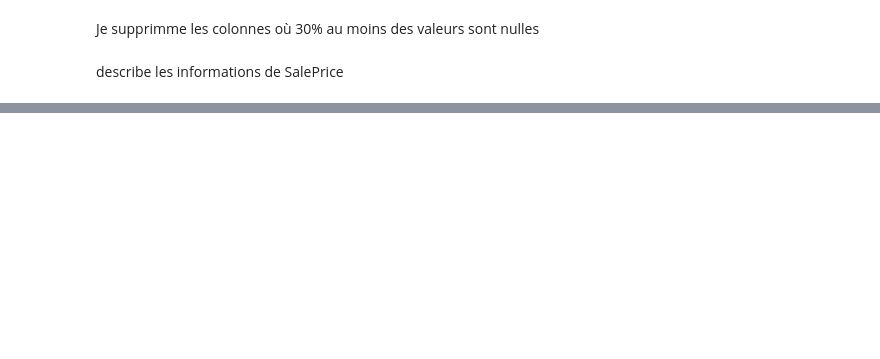
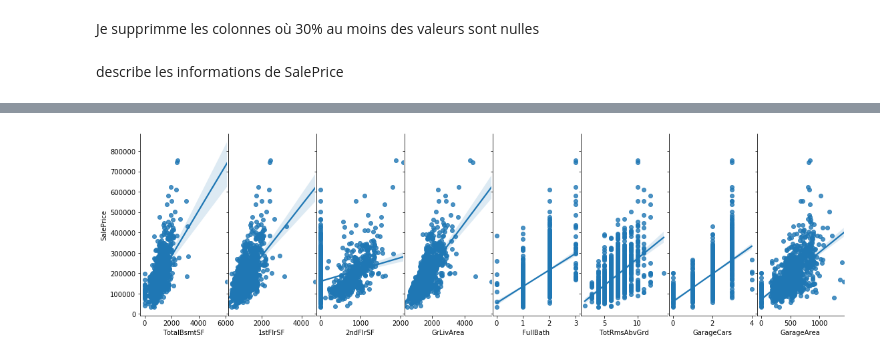
Before and after one commit to camillesauer/eda_maison, a Jupyter notebook: eda_maison.ipynb, the cells around one changed output, grey strips where cells are left out. Cells and saved outputs as stored; diff of their text form; code cells hidden in the pictures; blank space fills up the shorter version.

```diff
--- a/eda_maison.ipynb
+++ b/eda_maison.ipynb
@@ -27,0 +160,27 @@ sns.displot(data = df_house, x="SalePrice")
+# %%
+new_selection = ['TotalBsmtSF',
+ '1stFlrSF',
+ '2ndFlrSF',
+ 'GrLivArea',
+ 'FullBath',
+ 'TotRmsAbvGrd',
+ 'GarageCars',
+ 'GarageArea',
+ 'SalePrice']
+# %%
+df_new_selection = df_house.loc[:, new_selection]
+# %%
+g = sns.PairGrid(df_new_selection, y_vars=['SalePrice'], x_vars=['TotalBsmtSF',
+ '1stFlrSF',
+ '2ndFlrSF',
+ 'GrLivArea',
+ 'FullBath',
+ 'TotRmsAbvGrd',
+ 'GarageCars',
+ 'GarageArea'], height =20)
+g.map(sns.regplot)
+fig = plt.gcf()
+# Modifie la taille du graphique
+fig.set_size_inches(15,4)
+# %% [output]
+[figure, added]
```
Also changed, not shown: parts of 23 cells of this notebook.
